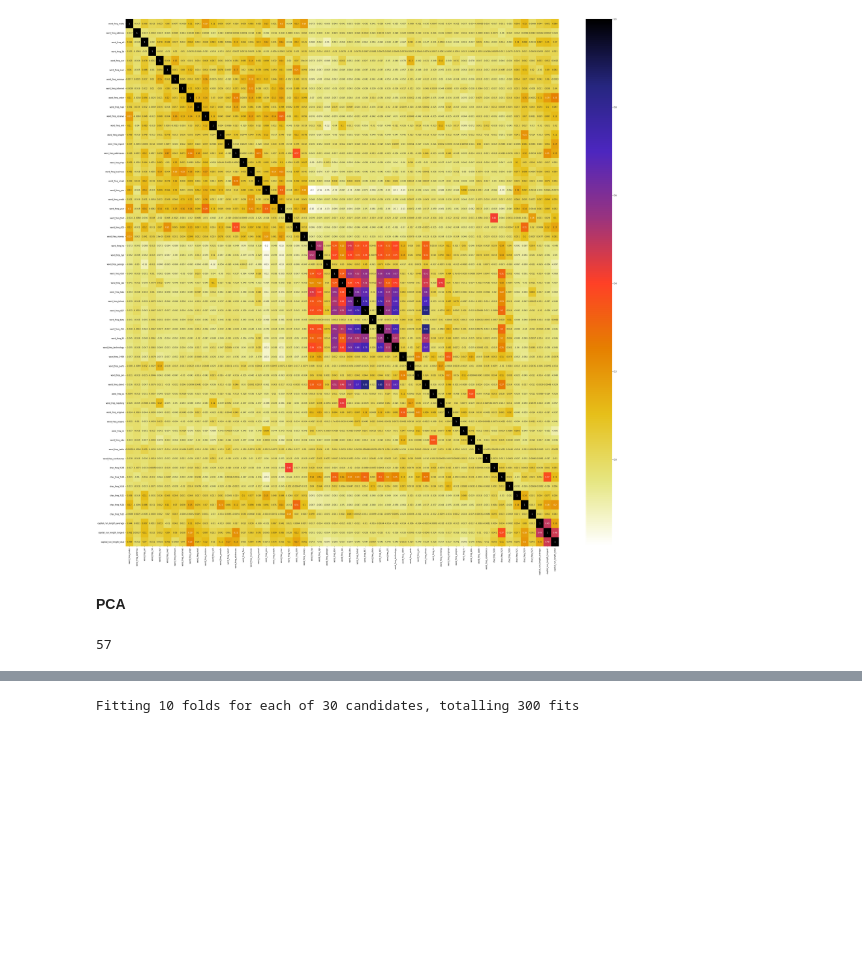
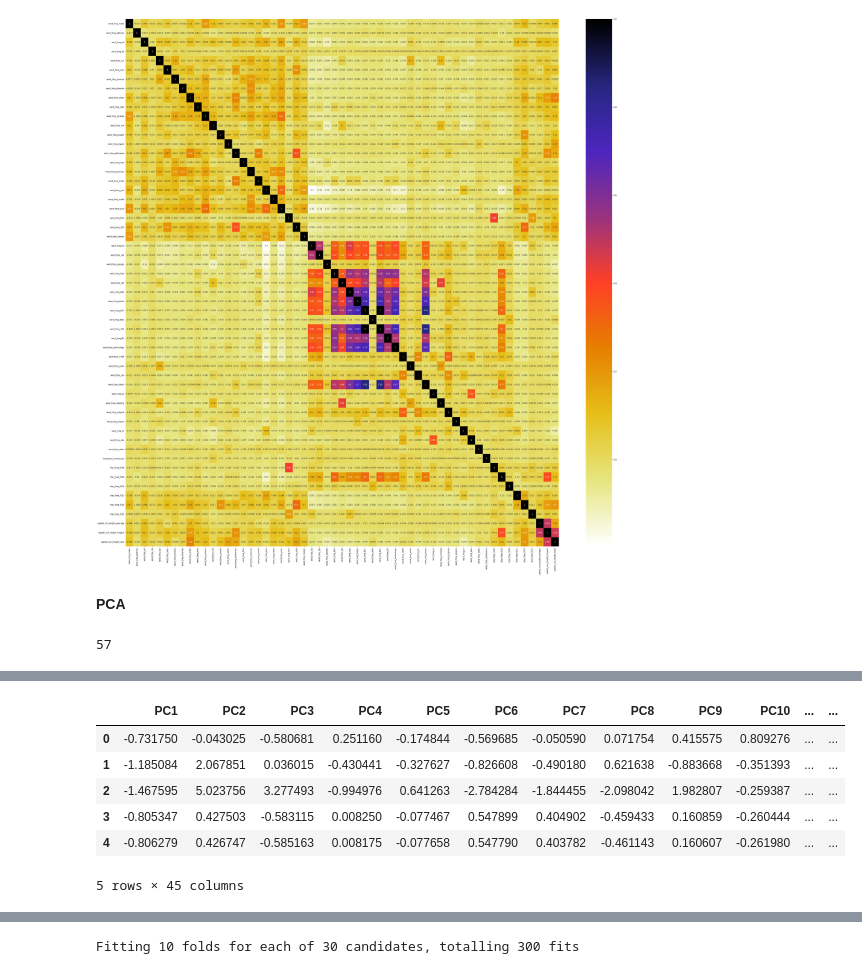
Before and after one commit to AshvinVignesh/Spam-Mail-Detection, a Jupyter notebook: SPAM_MAIL_CW(KNN).ipynb, the cells around one changed output, grey strips where cells are left out. Drawn from its saved outputs; the diff is of its cells as text; code cells hidden in the pictures; blank space fills up the shorter version.

```diff
--- a/SPAM_MAIL_CW(KNN).ipynb
+++ b/SPAM_MAIL_CW(KNN).ipynb
@@ -110,3 +111,15 @@ x.head()
+# %%
+x = pd.DataFrame(data = principle_comoponents, columns=['PC1', 'PC2','PC3','PC4','PC5','PC6','PC7','PC8','PC9','PC10','PC11', 'PC12','PC13','PC14','PC15','PC16','PC17','PC18','PC19','PC20','PC21','PC22','PC23','PC24','PC25','PC26',
+                                                        'PC27','PC28','PC29','PC30','PC31','PC32','PC33','PC34','PC35','PC36','PC37','PC38','PC39','PC40','PC41','PC42','PC43','PC44','PC45'])
+x.head()
+# %% [output]
+|  | PC1 | PC2 | PC3 | PC4 | PC5 | PC6 | PC7 | PC8 | PC9 | PC10 | ... | ... |
+| 0 | -0.731750 | -0.043025 | -0.580681 | 0.251160 | -0.174844 | -0.569685 | -0.050590 | 0.071754 | 0.415575 | 0.809276 | ... | ... |
+| 1 | -1.185084 | 2.067851 | 0.036015 | -0.430441 | -0.327627 | -0.826608 | -0.490180 | 0.621638 | -0.883668 | -0.351393 | ... | ... |
+| 2 | -1.467595 | 5.023756 | 3.277493 | -0.994976 | 0.641263 | -2.784284 | -1.844455 | -2.098042 | 1.982807 | -0.259387 | ... | ... |
+| 3 | -0.805347 | 0.427503 | -0.583115 | 0.008250 | -0.077467 | 0.547899 | 0.404902 | -0.459433 | 0.160859 | -0.260444 | ... | ... |
+| 4 | -0.806279 | 0.426747 | -0.585163 | 0.008175 | -0.077658 | 0.547790 | 0.403782 | -0.461143 | 0.160607 | -0.261980 | ... | ... |
+5 rows × 45 columns
 # %%
 per_var =np.round(pca.explained_variance_ratio_ * 100 , decimals=1)
 label = ['PC' + str(x) for x in range(1,len(per_var) + 1 )]
```
Also changed, not shown: parts of 18 cells of this notebook.
